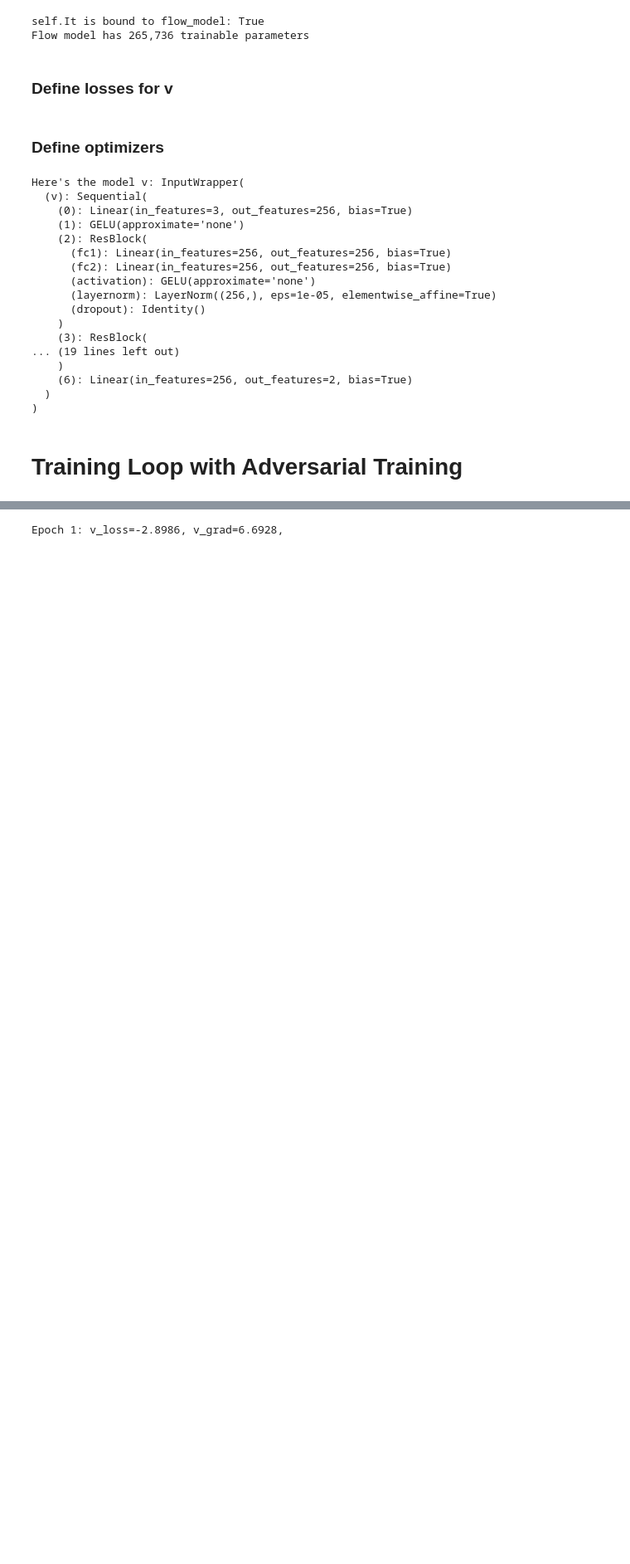
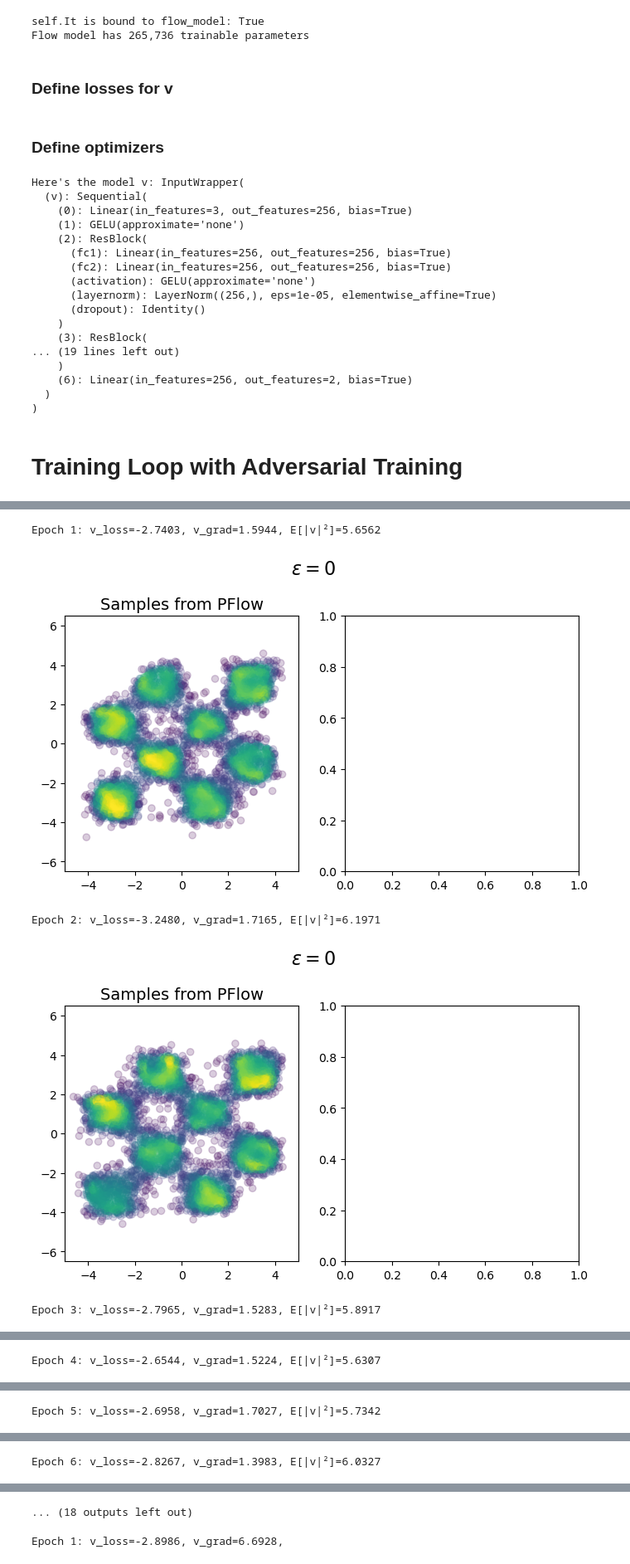
Before and after one commit to laaaarrywang/OT-IMM, a Jupyter notebook: notebooks/checker-with-nonlinear-adversarial.ipynb, the cells around one changed output, grey strips where cells are left out. Shown at 83% size. Drawn from its saved outputs; the diff is of its cells as text; code cells hidden in the pictures; blank space fills up the shorter version.

```diff
--- a/notebooks/checker-with-nonlinear-adversarial.ipynb
+++ b/notebooks/checker-with-nonlinear-adversarial.ipynb
@@ -300,7 +298,7 @@ def train_step(
         # construct batch
         x0s = base(bs)
         x1s = target(bs)
-        ts  = torch.rand(size=(bs,))
+        ts  = torch.rand(size=(bs,1))
 
     # Inner minimization: minimize over v
     set_requires_grad(interpolant.flow_model, False)
@@ -446,7 +444,7 @@ interpolant_aux  = stochastic_interpolant.Interpolant(path=path, gamma_type=None
 # %% [markdown]
 ### Define optimizers
 # %%
-base_lr_v      = 2e-4
+base_lr_v      = 2e-3
 base_lr_flow   = 2e-4  # learning rate for flow model (T_t)
 hidden_sizes = [256, 256, 256, 256]
 in_size      = (ndim+1)
@@ -497,7 +495,7 @@ sched_flow = torch.optim.lr_scheduler.StepLR(optimizer=opt_flow, step_size=1500,
 eps          = torch.tensor(0)
 N_epoch      = 15
 bs           = 500    # Increased batch size for better GPU utilization
-n_inner      = 100     # inner minimization steps for v
+n_inner      = 500     # inner minimization steps for v
 n_outer      = 50     # outer maximization steps for flow model
 
 plot_bs      = 5000  # number of samples to use when plotting
@@ -604,0 +542,55 @@ Epoch 6: v_loss=-3.0359, flow_loss=-3.1754, v_grad=1.9769, flow_grad=0.0000,E[|v
+# %%
+# Phase 1: Solve SBP
+for epoch in range(N_epoch):  # Run for a few epochs to test
+    # Take a training step with adversarial training
+    # if epoch < 100:
+    #     n_inner = 100
+    #     n_outer = 1
+    # # Later: Focus on improving interpolant
+    # else:
+    #     n_inner = 20
+    #     n_outer = 20
+    loss_v, loss_flow, v_grad, flow_grad= train_step(
+    #loss_v, v_grad= train_step(
+        bs=bs,
+        interpolant=warmup_interpolant,
+        v=v,
+        opt_v=opt_v,
+        opt_flow=opt_flow,
+        sched_v=sched_v,
+        sched_flow=sched_flow,
+        n_inner=n_inner,
+        n_outer=n_outer,
+        reuse_batch=False,
+        clip_v=float('inf'),
+        clip_flow=float('inf'),
+        #device=device,
+        train_v_only=False
+    )
+
+
+    # Log metrics
+    data_dict['v_losses'].append(grab(loss_v).mean())
+    #data_dict['flow_losses'].append(grab(loss_flow).mean())
+    data_dict['v_grads'].append(grab(v_grad).mean())
+    #data_dict['flow_grads'].append(grab(flow_grad).mean())
+
+    # Estimate and log E[|v|^2]
+    v_sq_norm = estimate_v_squared_norm(v, warmup_interpolant, base, target,
+                                          n_samples=10000, batch_size = 500, device=device)
+    data_dict['v_squared_norm'].append(v_sq_norm)
+
+    # Print with gradient info for verification
+    print(f"Epoch {epoch+1}: v_loss={loss_v.detach().item():.4f}, "
+        #f"flow_loss={loss_flow.detach().item():.4f}, "
+        f"v_grad={v_grad.detach().item():.4f}, "
+        #f"flow_grad={flow_grad.detach().item():.4f},"
+        f"E[|v|²]={v_sq_norm:.4f}")
+    counter += 1
+    make_plots(v, v, warmup_interpolant, n_save, n_step, plot_bs, counter, metrics_freq, torch.tensor(0), data_dict)
+# %% [output]
+Epoch 1: v_loss=-2.7403, v_grad=1.5944, E[|v|²]=5.6562
+[figure, added]
+Epoch 2: v_loss=-3.2480, v_grad=1.7165, E[|v|²]=6.1971
+[figure, added]
+Epoch 3: v_loss=-2.7965, v_grad=1.5283, E[|v|²]=5.8917
@@ -604,0 +598 @@ Epoch 6: v_loss=-3.0359, flow_loss=-3.1754, v_grad=1.9769, flow_grad=0.0000,E[|v
+Epoch 4: v_loss=-2.6544, v_grad=1.5224, E[|v|²]=5.6307
@@ -604,0 +600 @@ Epoch 6: v_loss=-3.0359, flow_loss=-3.1754, v_grad=1.9769, flow_grad=0.0000,E[|v
+Epoch 5: v_loss=-2.6958, v_grad=1.7027, E[|v|²]=5.7342
@@ -604,0 +602 @@ Epoch 6: v_loss=-3.0359, flow_loss=-3.1754, v_grad=1.9769, flow_grad=0.0000,E[|v
+Epoch 6: v_loss=-2.8267, v_grad=1.3983, E[|v|²]=6.0327
@@ -605,3 +604,4 @@ Epoch 6: v_loss=-3.0359, flow_loss=-3.1754, v_grad=1.9769, flow_grad=0.0000,E[|v
+... (18 outputs left out)
 # %%
 # Phase 2: optimize v to achieve transport
 data_dict_v = {
```
Also changed, not shown: parts of 18 cells of this notebook, 1 other file.
